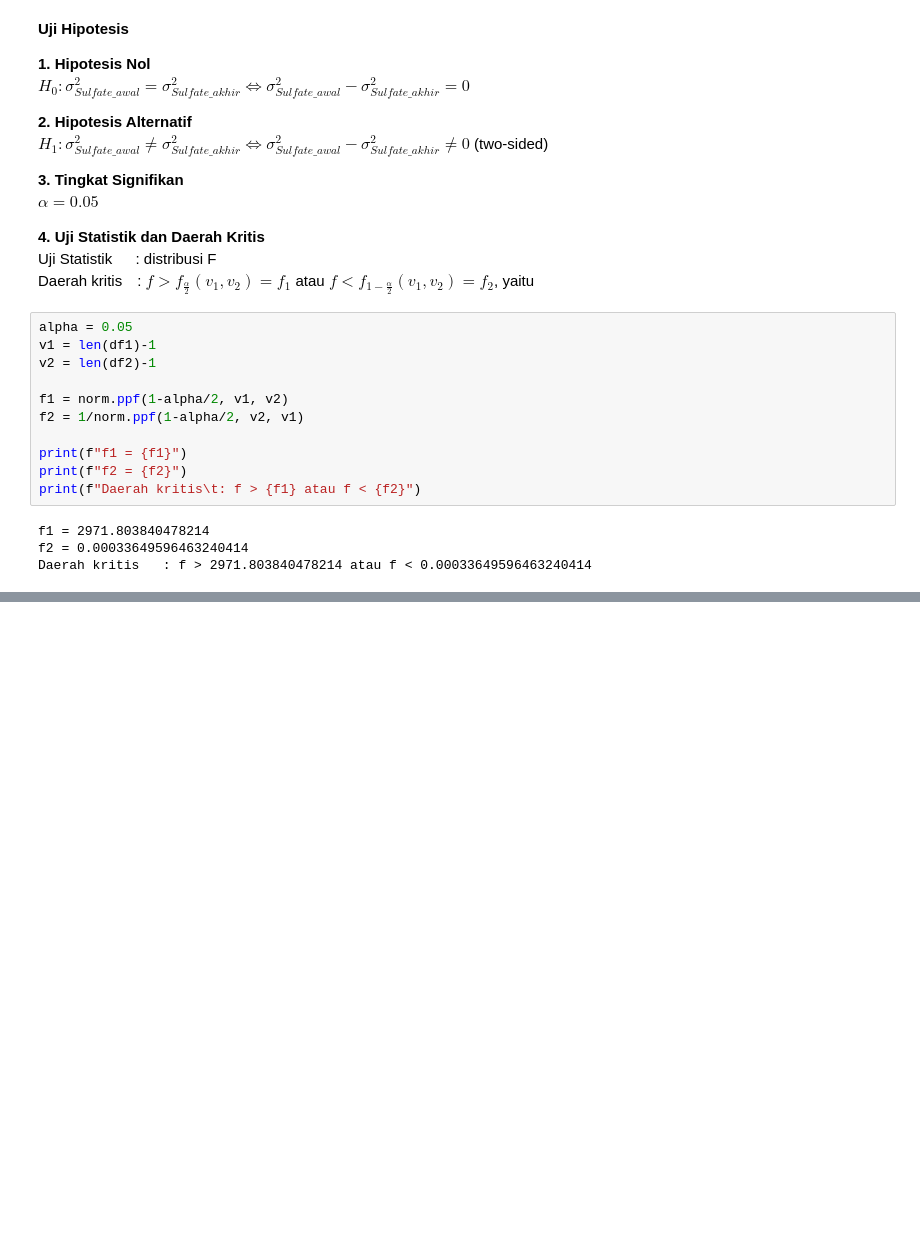
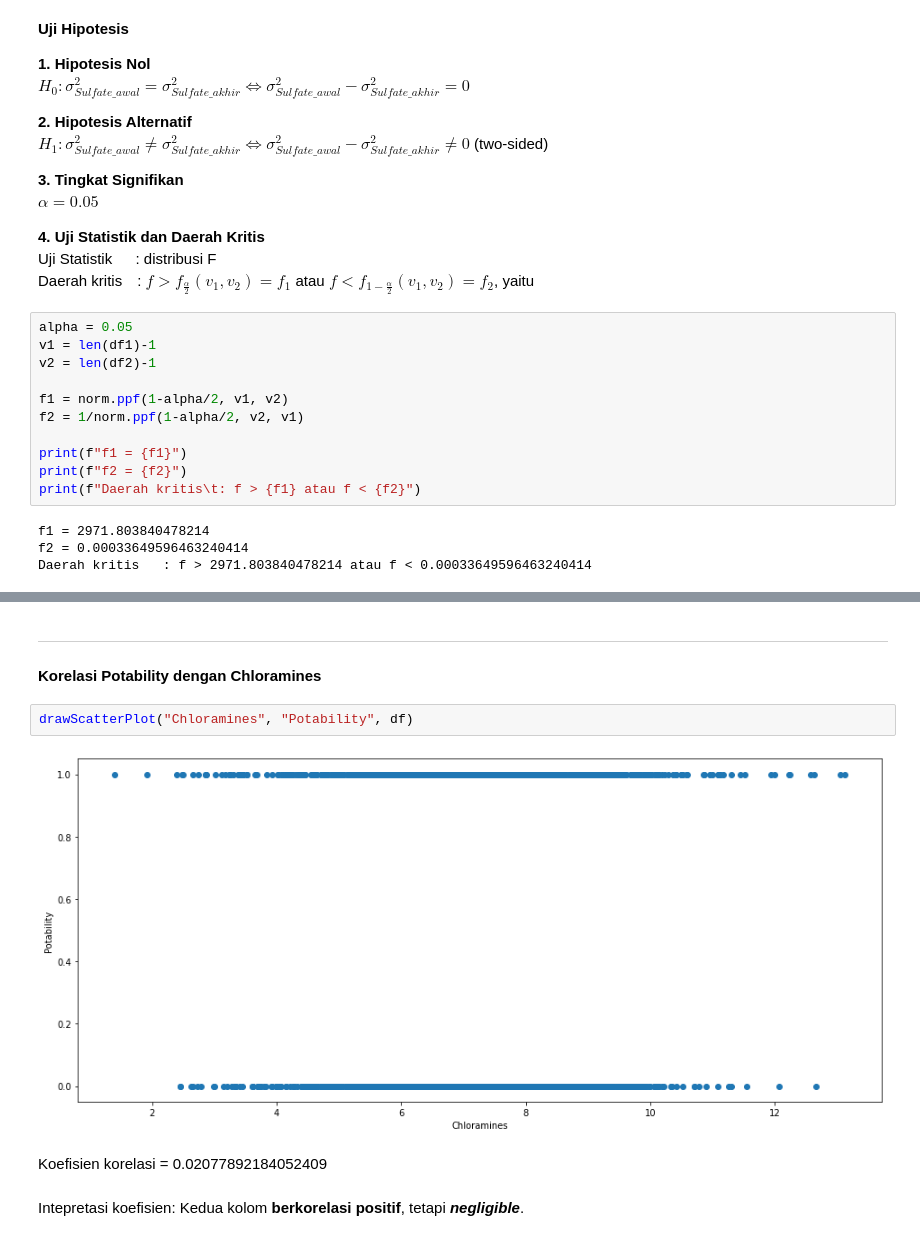
Before and after one commit to firizky29/probability-and-statistics-analysis, a Jupyter notebook: src/main.ipynb, the cells around one changed output, grey strips where cells are left out. Cells and saved outputs as stored; diff of their text form; blank space fills up the shorter version.

```diff
--- a/src/main.ipynb
+++ b/src/main.ipynb
@@ -508,0 +598,10 @@ $$
+# %% [markdown]
+***
+
+#### **Korelasi Potability dengan Chloramines**
+# %%
+drawScatterPlot("Chloramines", "Potability", df)
+# %% [output]
+[figure, added]
+Koefisien korelasi = 0.02077892184052409
+Intepretasi koefisien: Kedua kolom **berkorelasi positif**, tetapi ***negligible***.
```
Also changed, not shown: parts of 31 cells of this notebook.
